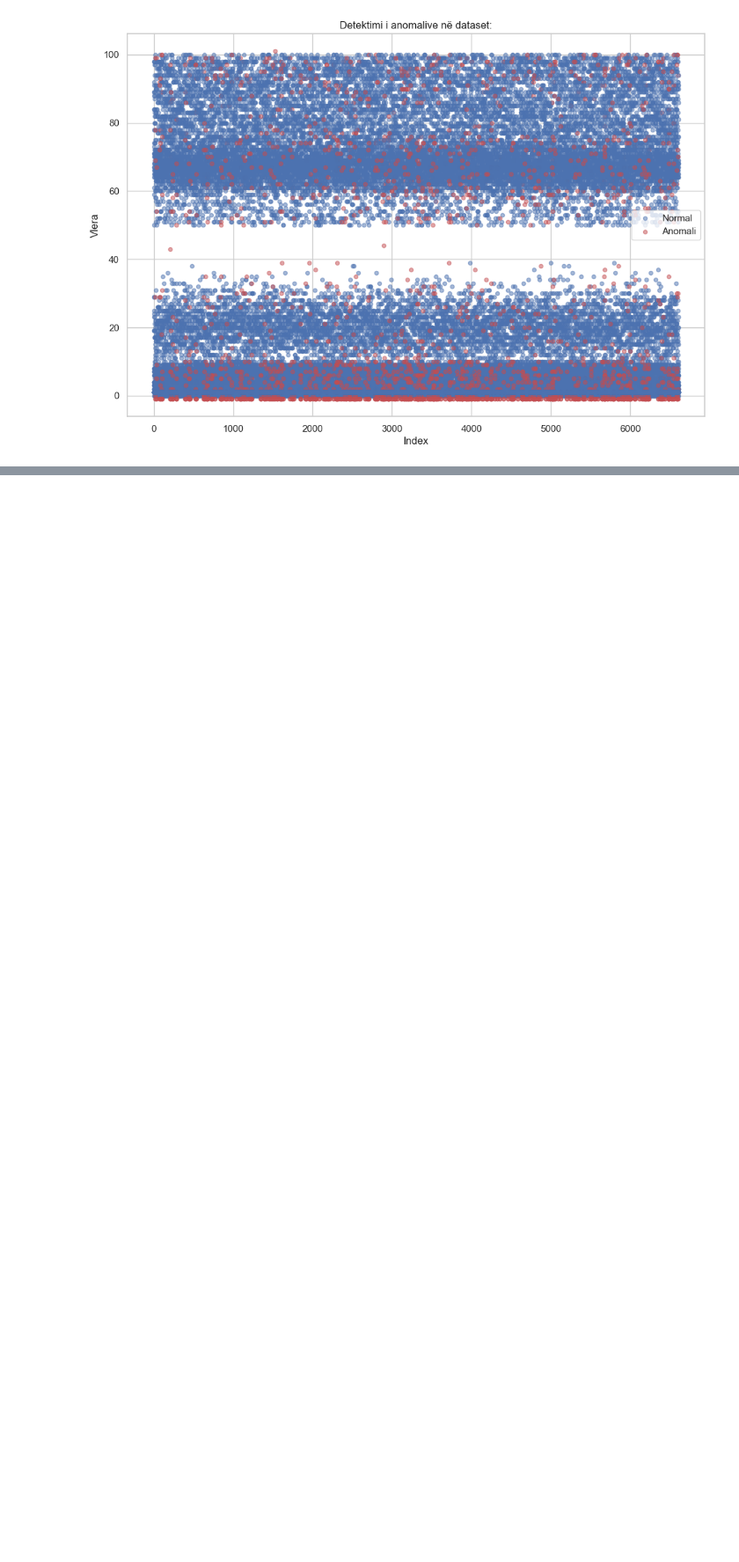
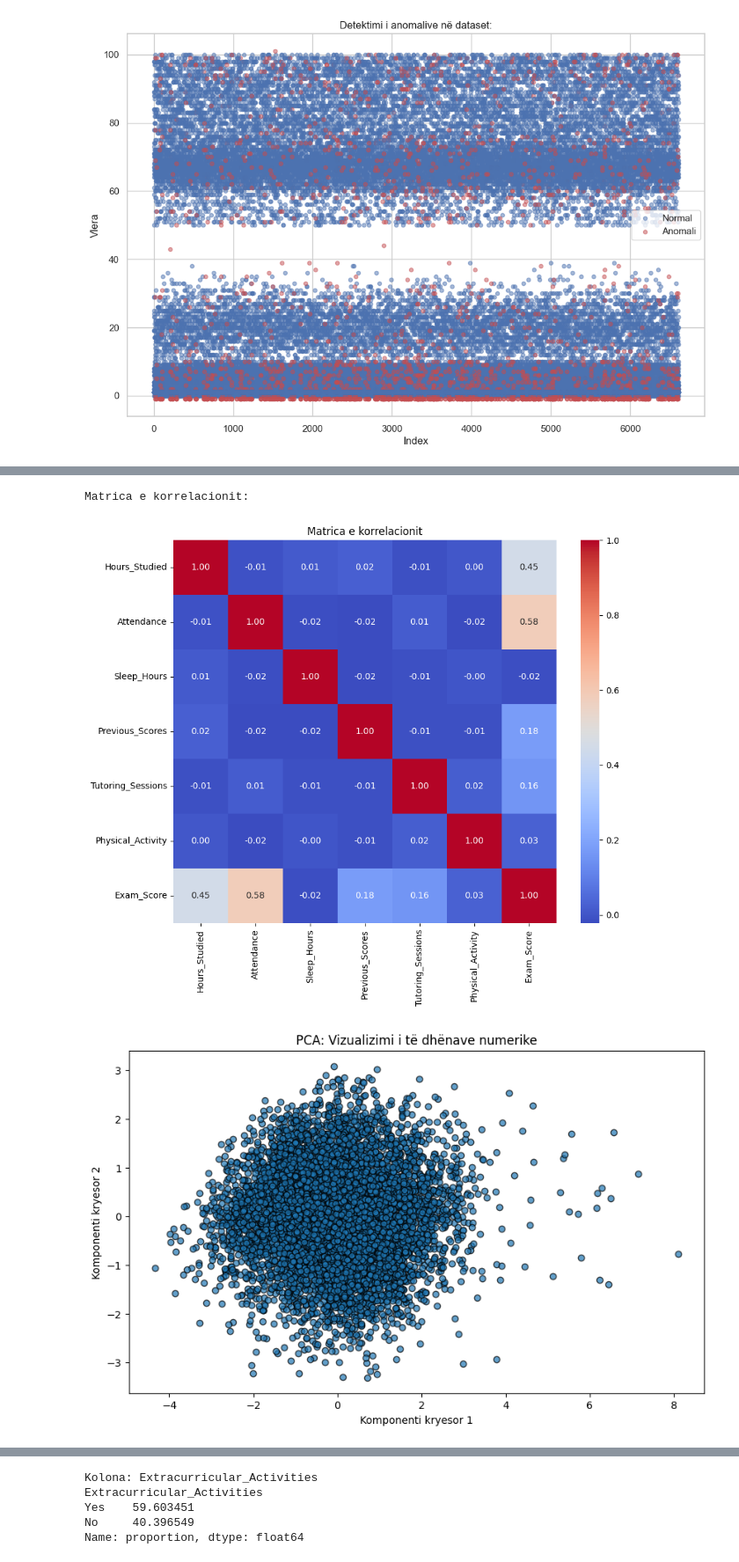
Before and after one commit to enis-halilaj/pvdh-projekti-msc, a Jupyter notebook: data-preprocessing/main.ipynb, the cells around one changed output, grey strips where cells are left out. Shown at 88% size. Cells and saved outputs as stored; diff of their text form; code cells hidden in the pictures; blank space fills up the shorter version.

Commit message:
Added analysis for data similarities and frequency distribution

```diff
--- a/data-preprocessing/main.ipynb
+++ b/data-preprocessing/main.ipynb
@@ -1004,0 +1011,65 @@ plt.show()
+# %%
+# Zgjedhja e të dhënave numerike nga dataseti
+numeric_data = pre_df.select_dtypes(include=['number'])
+categorical_data = pre_df.select_dtypes(exclude=['number'])
+
+# 1. Analiza e të dhënave numerike
+# a. Analiza e korrelacionit
+print("Matrica e korrelacionit:")
+correlation_matrix = numeric_data.corr()
+plt.figure(figsize=(10, 8))
+sns.heatmap(correlation_matrix, annot=True, cmap='coolwarm', fmt=".2f", square=True)
+plt.title("Matrica e korrelacionit")
+plt.show()
+
+# b. PCA për vizualizim
+scaler = StandardScaler()
+scaled_data = scaler.fit_transform(numeric_data.fillna(0))
+pca = PCA(n_components=2)
+pca_result = pca.fit_transform(scaled_data)
+
+plt.figure(figsize=(10, 6))
+plt.scatter(pca_result[:, 0], pca_result[:, 1], alpha=0.7, edgecolor='k')
+plt.title("PCA: Vizualizimi i të dhënave numerike")
+plt.xlabel("Komponenti kryesor 1")
+plt.ylabel("Komponenti kryesor 2")
+plt.show()
+
+# 2. Analiza e të dhënave kategorike
+# a. Shpërndarja e frekuencës
+print("\nShpërndarja e frekuencës së të dhënave kategorike (në përqindje):")
+for col in categorical_data.columns:
+    print(f"\nKolona: {col}")
+
+    # Përqindjet për secilën kategori
+    freq_percent = categorical_data[col].value_counts(normalize=True) * 100
+    print(freq_percent)
+
+    # Vizualizimi i shpërndarjes së frekuencës
+    freq_percent.plot(kind='bar', figsize=(8, 4), color='skyblue', edgecolor='black')
+    plt.title(f"Shpërndarja e frekuencës së {col} (në %)")
+    plt.xlabel(col)
+    plt.ylabel("Përqindja (%)")
+    plt.xticks(rotation=45)
+    plt.show()
+
+
+# 3. Analiza e grumbullimit (clustering)
+# Grumbullimi hierarkik
+linkage_matrix = linkage(scaled_data, method='ward')
+
+plt.figure(figsize=(10, 6))
+dendrogram(linkage_matrix, leaf_rotation=90., leaf_font_size=10.)
+plt.title("Dendrogrami i grumbullimit hierarkik")
+plt.xlabel("Indeksi i shembullit")
+plt.ylabel("Distanca")
+plt.show()
+
+# 4. Përmbledhje
+# Shfaq statistikat përmbledhëse për të dhënat numerike
+print("\nStatistikat përmbledhëse për të dhënat Numerike:")
+print(numeric_data.describe().transpose())
+# %% [output]
+Matrica e korrelacionit:
+[figure, added]
+[figure, added]
@@ -1004,0 +1085,5 @@ plt.show()
+Kolona: Extracurricular_Activities
+Extracurricular_Activities
+Yes    59.603451
+No     40.396549
+Name: proportion, dtype: float64
```
Also changed, not shown: parts of 3 cells of this notebook.
